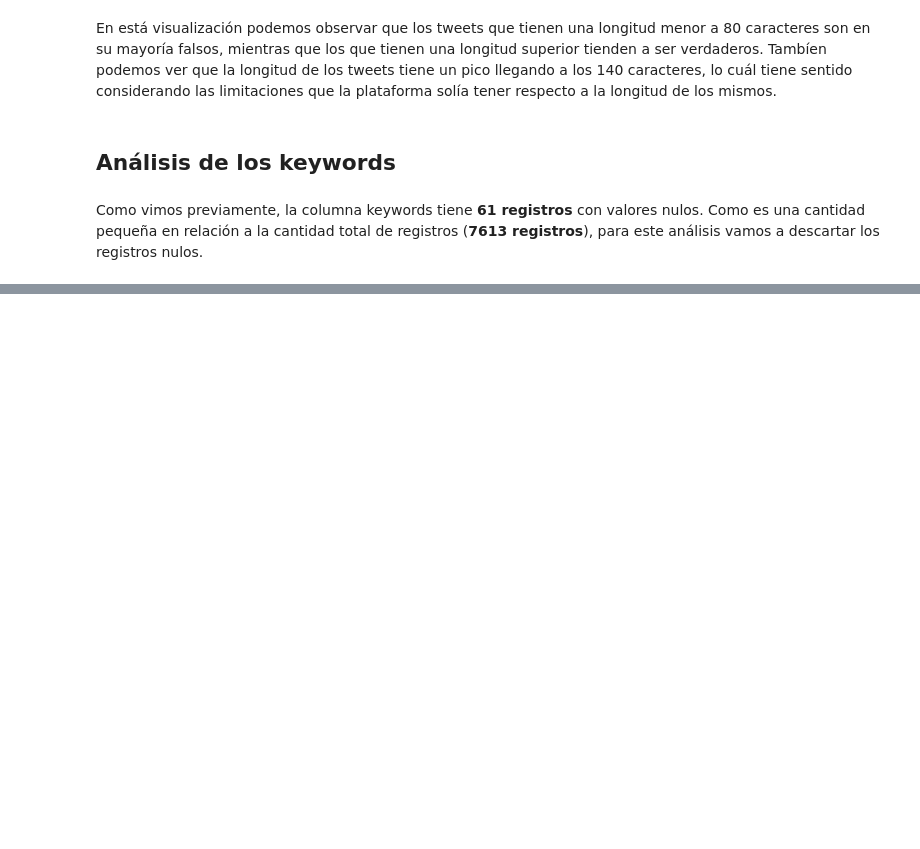
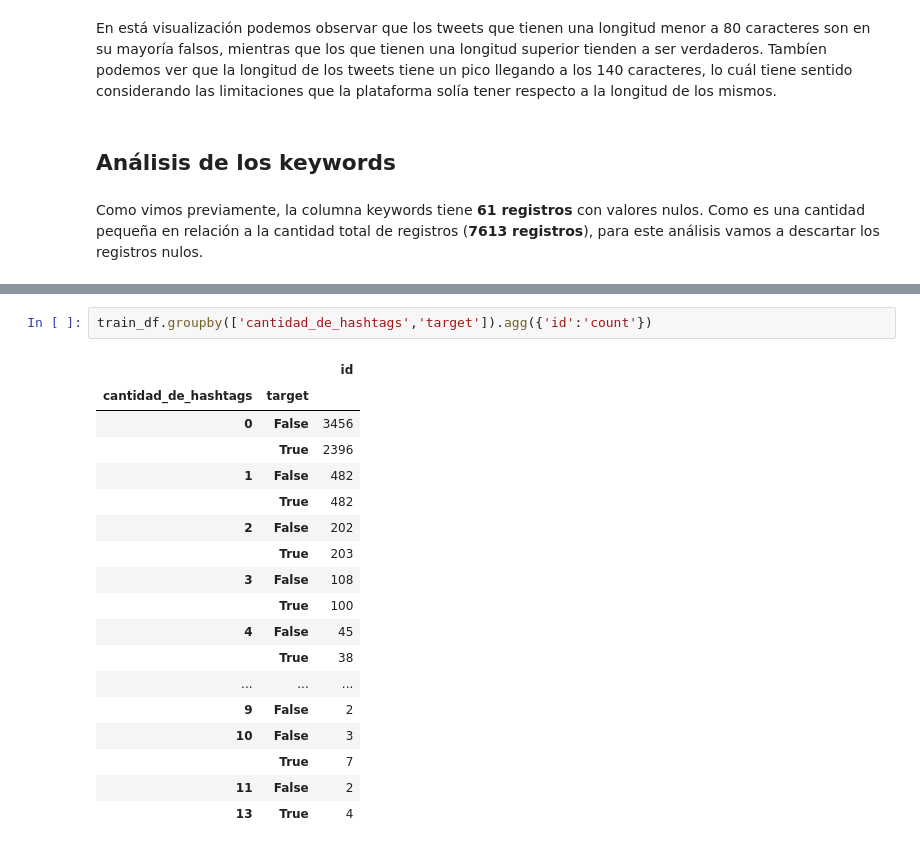
Before and after one commit to alepenaa94/TP1_Real_or_Not, a Jupyter notebook: TP1_Real_or_Not.ipynb, the cells around one changed output, grey strips where cells are left out. Saved outputs shown, nothing was run; the diff lists cells and outputs as text; blank space fills up the shorter version.

```diff
--- a/TP1_Real_or_Not.ipynb
+++ b/TP1_Real_or_Not.ipynb
@@ -238,0 +263,21 @@ plt.xlabel('Cantidad de tweets', fontsize=16, fontweight='bold');
+# %%
+train_df.groupby(['cantidad_de_hashtags','target']).agg({'id':'count'})
+# %% [output]
+|  |  | id |
+| cantidad_de_hashtags | target |  |
+| 0 | False | 3456 |
+|  | True | 2396 |
+| 1 | False | 482 |
+|  | True | 482 |
+| 2 | False | 202 |
+|  | True | 203 |
+| 3 | False | 108 |
+|  | True | 100 |
+| 4 | False | 45 |
+|  | True | 38 |
+| ... | ... | ... |
+| 9 | False | 2 |
+| 10 | False | 3 |
+|  | True | 7 |
+| 11 | False | 2 |
+| 13 | True | 4 |
```
Also changed, not shown: parts of 19 cells of this notebook.
